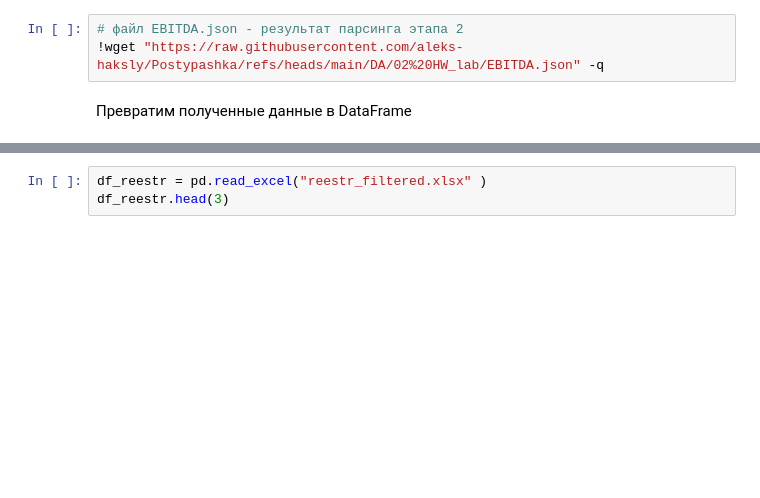
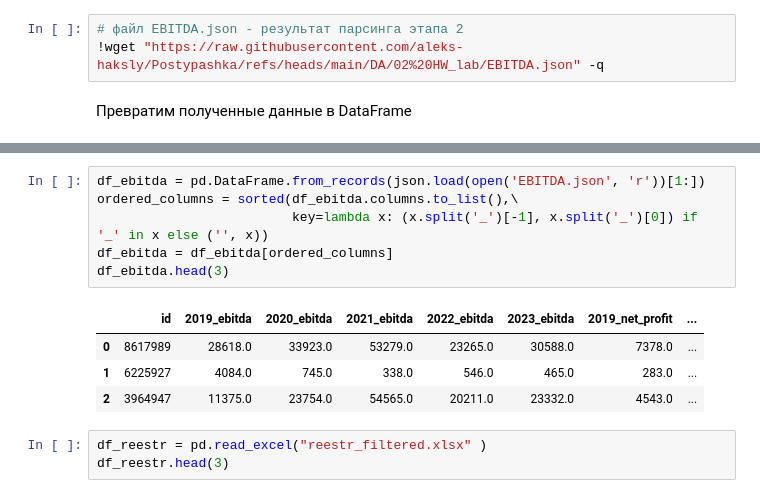
Before and after one commit to aleks-haksly/Postypashka, a Jupyter notebook: DA/02 HW_lab/HW_2.ipynb, the cells around one changed output, grey strips where cells are left out. Saved outputs shown, nothing was run; the diff lists cells and outputs as text; blank space fills up the shorter version.

```diff
--- a/DA/02 HW_lab/HW_2.ipynb
+++ b/DA/02 HW_lab/HW_2.ipynb
@@ -220,3 +231,14 @@ with open('EBITDA.json', 'w') as file:
+# %%
+df_ebitda = pd.DataFrame.from_records(json.load(open('EBITDA.json', 'r'))[1:])
+ordered_columns = sorted(df_ebitda.columns.to_list(),\
+                         key=lambda x: (x.split('_')[-1], x.split('_')[0]) if '_' in x else ('', x))
+df_ebitda = df_ebitda[ordered_columns]
+df_ebitda.head(3)
+# %% [output]
+|  | id | 2019_ebitda | 2020_ebitda | 2021_ebitda | 2022_ebitda | 2023_ebitda | 2019_net_profit | ... |
+| 0 | 8617989 | 28618.0 | 33923.0 | 53279.0 | 23265.0 | 30588.0 | 7378.0 | ... |
+| 1 | 6225927 | 4084.0 | 745.0 | 338.0 | 546.0 | 465.0 | 283.0 | ... |
+| 2 | 3964947 | 11375.0 | 23754.0 | 54565.0 | 20211.0 | 23332.0 | 4543.0 | ... |
 # %%
 df_reestr = pd.read_excel("reestr_filtered.xlsx" )
 df_reestr.head(3)
```
Also changed, not shown: parts of 5 cells of this notebook.
